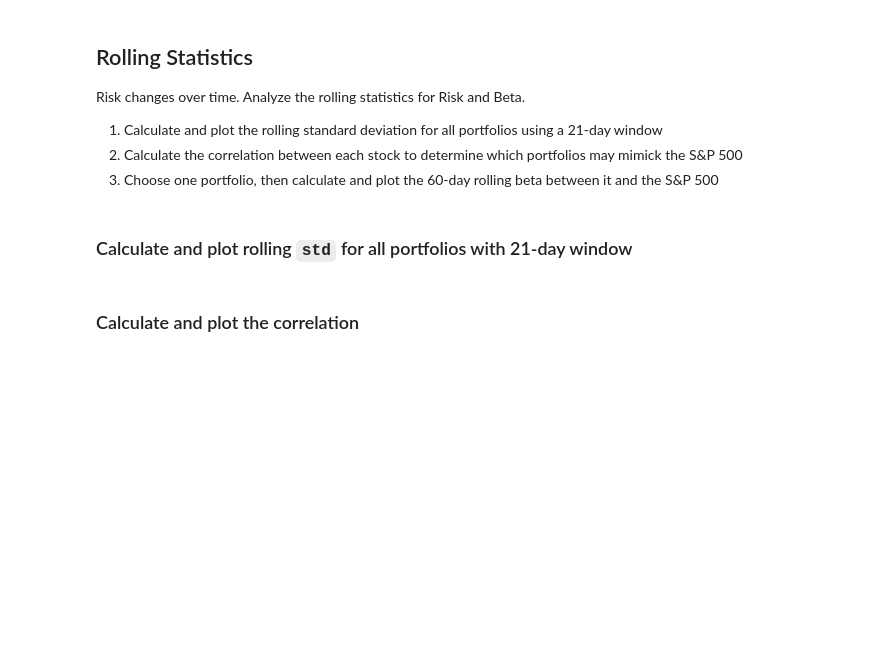
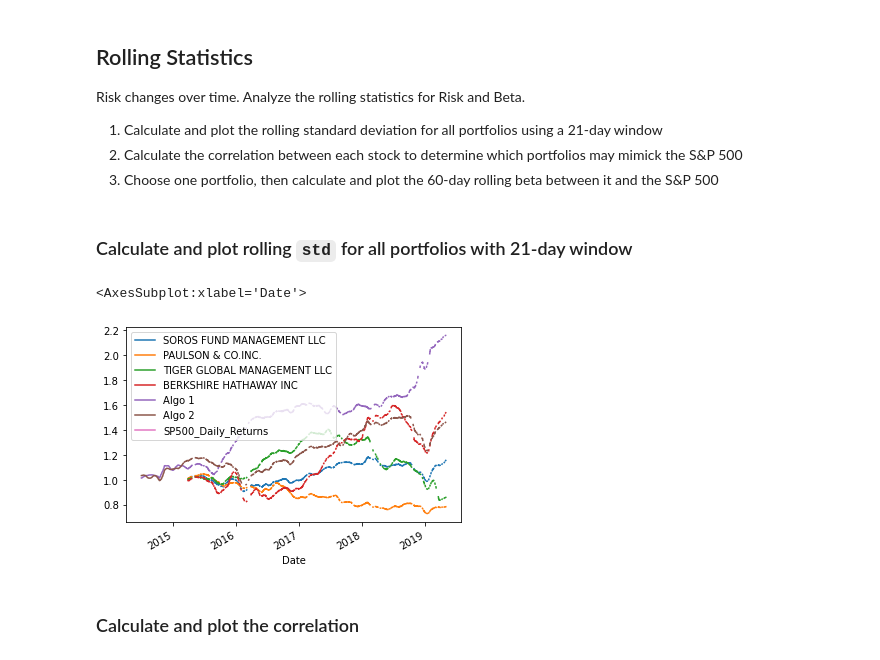
Before and after one commit to ServontiusT/Unit4Homework, a Jupyter notebook: whale_analysis.ipynb, the cells around one changed output. Drawn from its saved outputs; the diff is of its cells as text; code cells hidden in the pictures; blank space fills up the shorter version.

```diff
--- a/whale_analysis.ipynb
+++ b/whale_analysis.ipynb
@@ -233,8 +265,13 @@ Risk changes over time. Analyze the rolling statistics for Risk and Beta.
 ### Calculate and plot rolling `std` for all portfolios with 21-day window
 # %%
 # Calculate the rolling standard deviation for all portfolios using a 21-day window
+combined_rolling_std = cumulative_returns.rolling(window=21).mean()
 
 # Plot the rolling standard deviation
+combined_rolling_std.plot()
+# %% [output]
+<AxesSubplot:xlabel='Date'>
+[figure, added]
 # %% [markdown]
 ### Calculate and plot the correlation
 # %%
```
Also changed, not shown: parts of 25 cells of this notebook, 1 other file.
